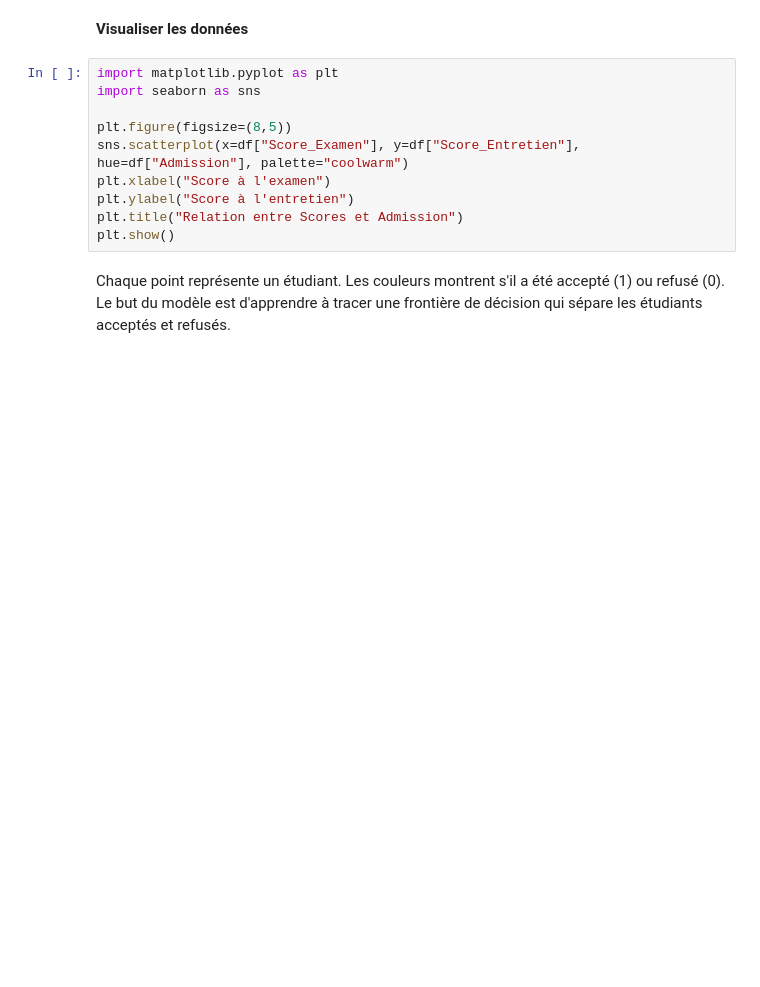
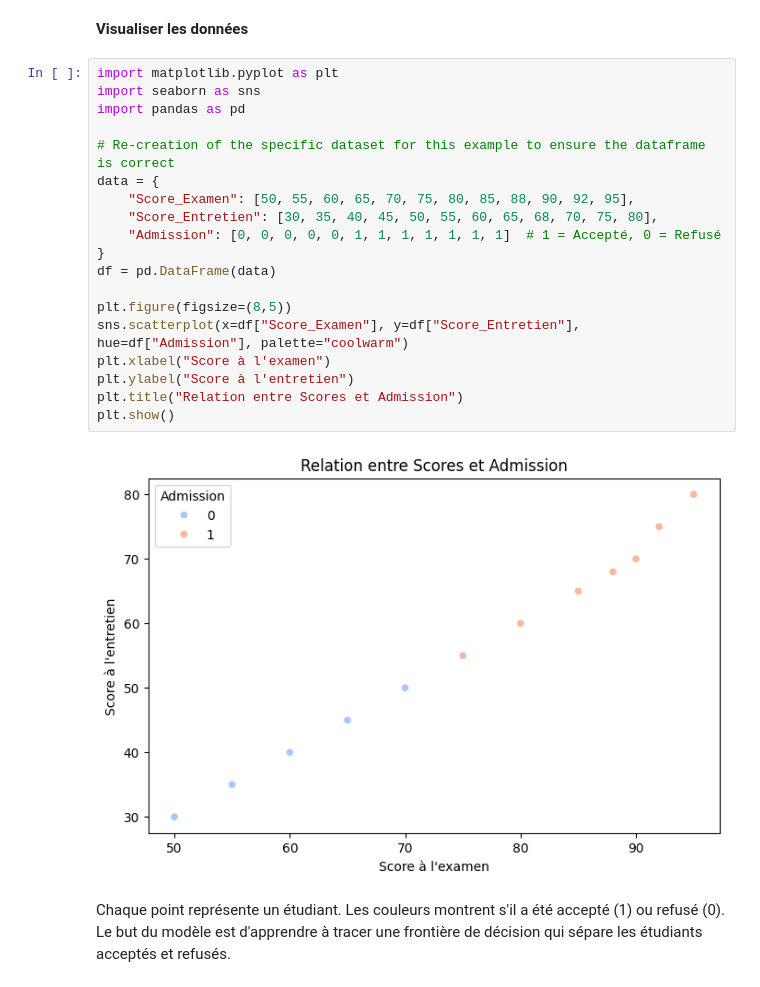
Before and after one commit to Salaheddine464/S8-CI-22006668, a Jupyter notebook: Formation_ML_&_DL_S1_Apprentissage_supervisé_(Salaheddine Hajji).ipynb, the cells around one changed output. Saved outputs shown, nothing was run; the diff lists cells and outputs as text; blank space fills up the shorter version.

```diff
--- a/Formation_ML_&_DL_S1_Apprentissage_supervisé_(Salaheddine Hajji).ipynb
+++ b/Formation_ML_&_DL_S1_Apprentissage_supervisé_(Salaheddine Hajji).ipynb
@@ -67,13 +67,24 @@ print(df.head())
 # %%
 import matplotlib.pyplot as plt
 import seaborn as sns
+import pandas as pd
+
+# Re-creation of the specific dataset for this example to ensure the dataframe is correct
+data = {
+    "Score_Examen": [50, 55, 60, 65, 70, 75, 80, 85, 88, 90, 92, 95],
+    "Score_Entretien": [30, 35, 40, 45, 50, 55, 60, 65, 68, 70, 75, 80],
+    "Admission": [0, 0, 0, 0, 0, 1, 1, 1, 1, 1, 1, 1]  # 1 = Accepté, 0 = Refusé
+}
+df = pd.DataFrame(data)
 
 plt.figure(figsize=(8,5))
 sns.scatterplot(x=df["Score_Examen"], y=df["Score_Entretien"], hue=df["Admission"], palette="coolwarm")
 plt.xlabel("Score à l'examen")
 plt.ylabel("Score à l'entretien")
 plt.title("Relation entre Scores et Admission")
 plt.show()
+# %% [output]
+[figure, added]
 # %% [markdown]
 Chaque point représente un étudiant. Les couleurs montrent s'il a été accepté (1) ou refusé (0). <br>
 Le but du modèle est d'apprendre à tracer une frontière de décision qui sépare les étudiants acceptés et refusés.
```
Also changed, not shown: parts of 20 cells of this notebook.
